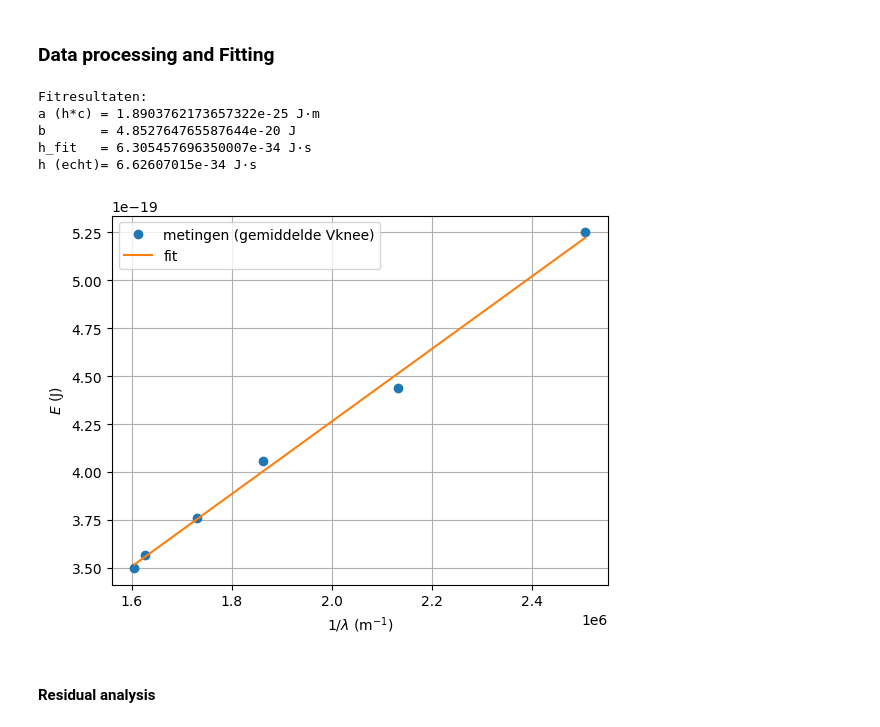
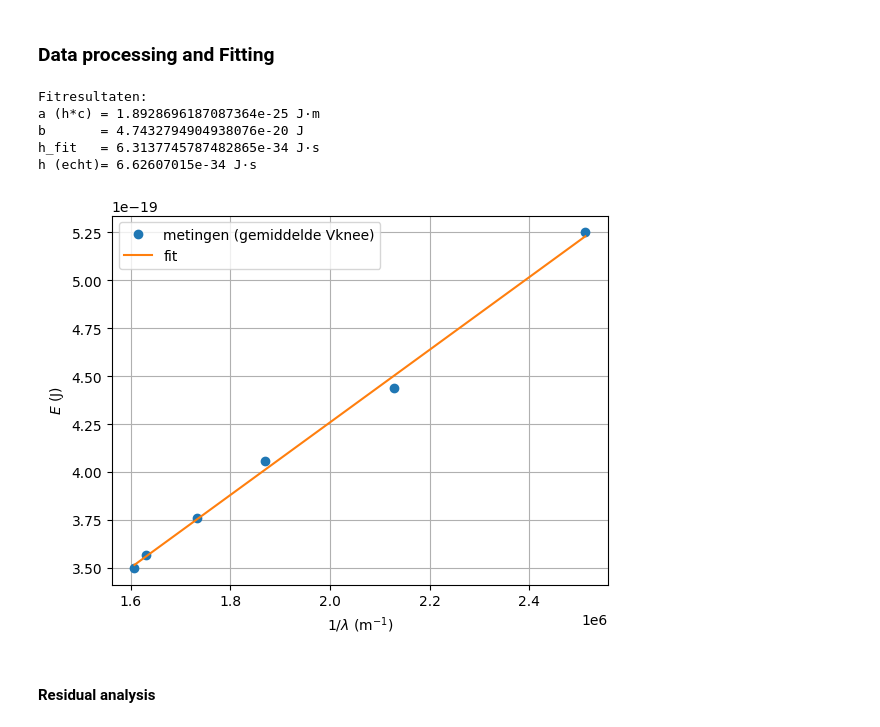
Before and after one commit to pieterbroerse/27, a Jupyter notebook: Content/PySim/Golflengtes project.ipynb, the cells around one changed output. Saved outputs shown, nothing was run; the diff lists cells and outputs as text; code cells hidden in the pictures.

```diff
--- a/Content/PySim/Golflengtes project.ipynb
+++ b/Content/PySim/Golflengtes project.ipynb
@@ -385,7 +386,7 @@ Vknee3 = [2.185, 2.219, 2.361, 2.540, 2.791, 3.263]
 # %%
 kleuren = ["rood","oranje","geel","groen","blauw","paars"]
 
-lam_nm = np.array([623.0, 615.0, 578.0, 537.0, 469.0, 399.0])  # nm
+lam_nm = np.array([622.0, 613.0, 577.0, 535.0, 470.0, 398.0])  # nm
 lam_err_nm = np.array([14.0, 14.0, 15.0, 15.0, 15.0, 16.0])    # nm
 
 
@@ -413,37 +414,37 @@ def line(x, a, b):
 # beginwaarden
 p0 = (1e-25, 0.0)
 
 params, cov = curve_fit(line, inv_lam, E, p0=p0)
 a_fit, b_fit = params
 
 # a = h*c  -> h = a/c
 h_fit = a_fit / c
 
 print("Fitresultaten:")
 print("a (h*c) =", a_fit, "J·m")
 print("b       =", b_fit, "J")
 print("h_fit   =", h_fit, "J·s")
 print("h (echt)=", 6.62607015e-34, "J·s")
 
 # --- plot ---
 x_fit = np.linspace(inv_lam.min(), inv_lam.max(), 200)
 y_fit = line(x_fit, a_fit, b_fit)
 
 plt.figure()
 plt.plot(inv_lam, E, "o", label="metingen (gemiddelde Vknee)")
 plt.plot(x_fit, y_fit, "-", label="fit")
 plt.xlabel(r"$1/\lambda\ \mathrm{(m^{-1})}$")
 plt.ylabel(r"$E\ \mathrm{(J)}$")
 plt.grid(True)
 plt.legend()
 plt.show()
 # %% [output]
 Fitresultaten:
-a (h*c) = 1.8903762173657322e-25 J·m
-b       = 4.852764765587644e-20 J
-h_fit   = 6.305457696350007e-34 J·s
+a (h*c) = 1.8928696187087364e-25 J·m
+b       = 4.7432794904938076e-20 J
+h_fit   = 6.3137745787482865e-34 J·s
 h (echt)= 6.62607015e-34 J·s
-[figure, old version]
+[figure, new version]
 # %% [markdown]
 
 #### Residual analysis
```
Also changed, not shown: parts of 15 cells of this notebook, 2 other files.
